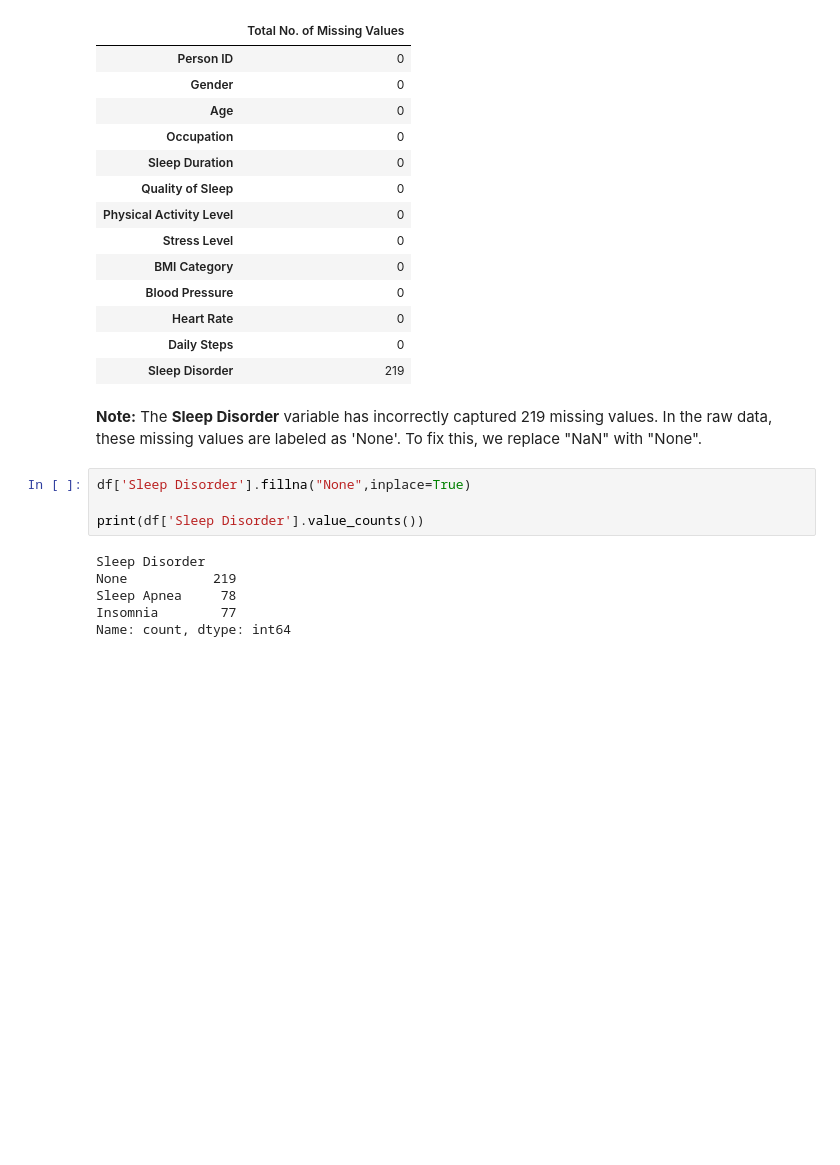
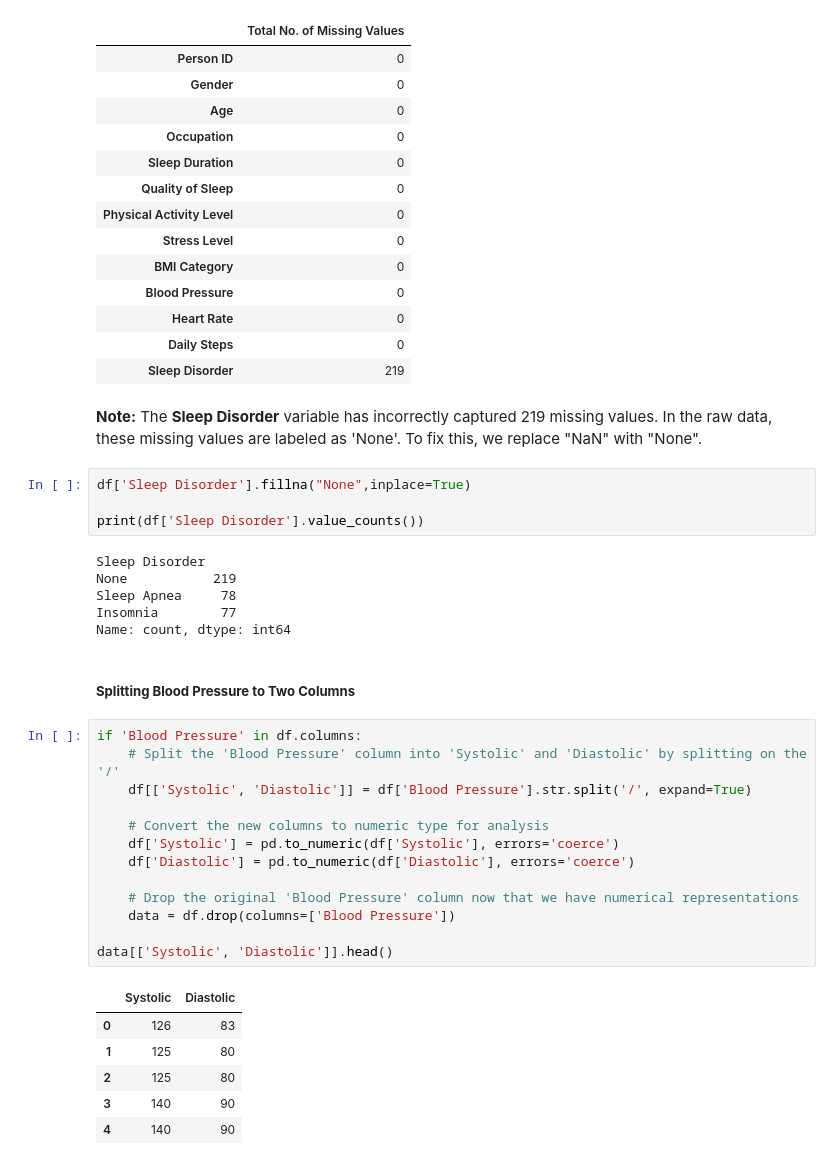
Before and after one commit to AzlinRusnan/Sleep_Quality_Analysis, a Jupyter notebook: Sleep_Duration_vs_Quality.ipynb, the cells around one changed output. Saved outputs shown, nothing was run; the diff lists cells and outputs as text; blank space fills up the shorter version.

```diff
--- a/Sleep_Duration_vs_Quality.ipynb
+++ b/Sleep_Duration_vs_Quality.ipynb
@@ -95,3 +83,25 @@ None           219
 Sleep Apnea     78
 Insomnia        77
 Name: count, dtype: int64
+# %% [markdown]
+##### **Splitting Blood Pressure to Two Columns**
+# %%
+if 'Blood Pressure' in df.columns:
+    # Split the 'Blood Pressure' column into 'Systolic' and 'Diastolic' by splitting on the '/'
+    df[['Systolic', 'Diastolic']] = df['Blood Pressure'].str.split('/', expand=True)
+
+    # Convert the new columns to numeric type for analysis
+    df['Systolic'] = pd.to_numeric(df['Systolic'], errors='coerce')
+    df['Diastolic'] = pd.to_numeric(df['Diastolic'], errors='coerce')
+
+    # Drop the original 'Blood Pressure' column now that we have numerical representations
+    data = df.drop(columns=['Blood Pressure'])
+
+data[['Systolic', 'Diastolic']].head()
+# %% [output]
+|  | Systolic | Diastolic |
+| 0 | 126 | 83 |
+| 1 | 125 | 80 |
+| 2 | 125 | 80 |
+| 3 | 140 | 90 |
+| 4 | 140 | 90 |
```
Also changed, not shown: parts of 7 cells of this notebook.
